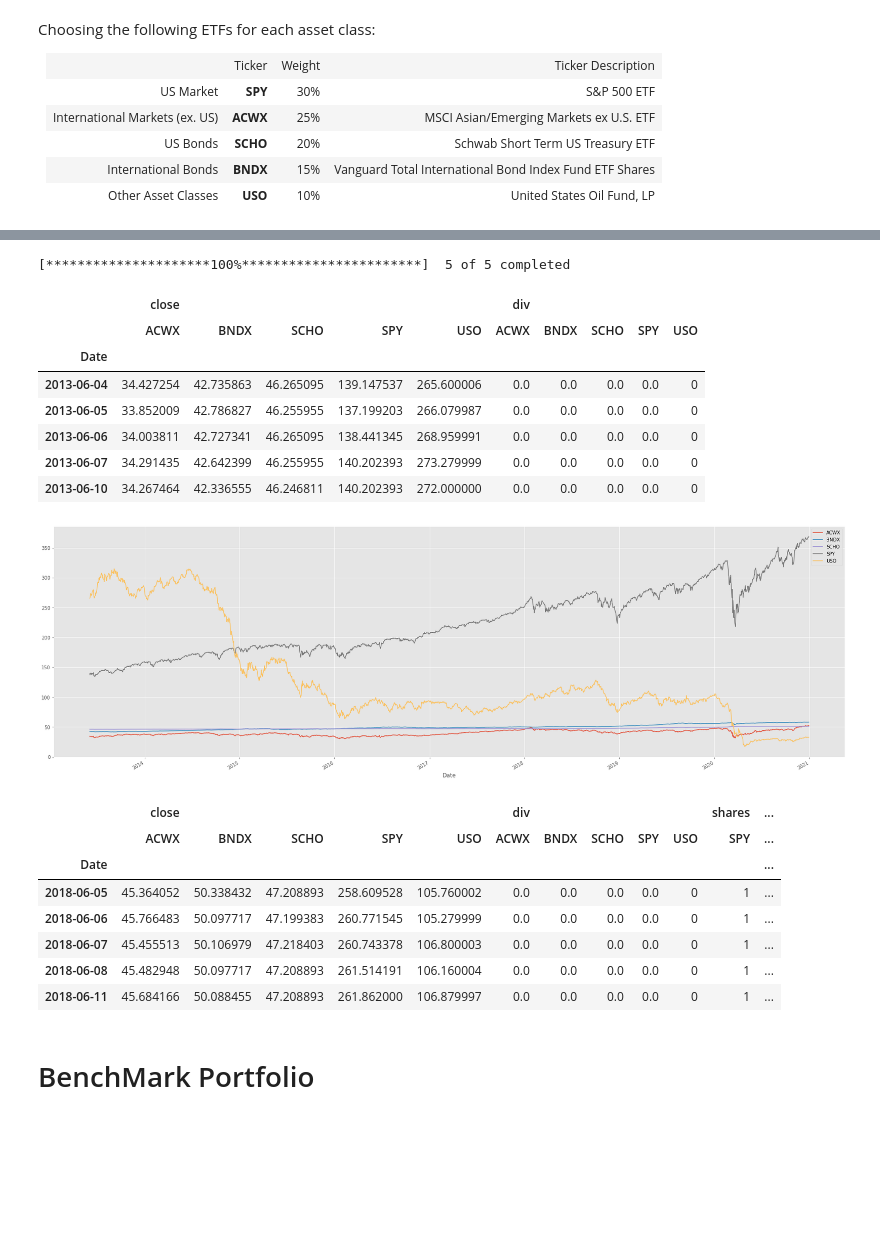
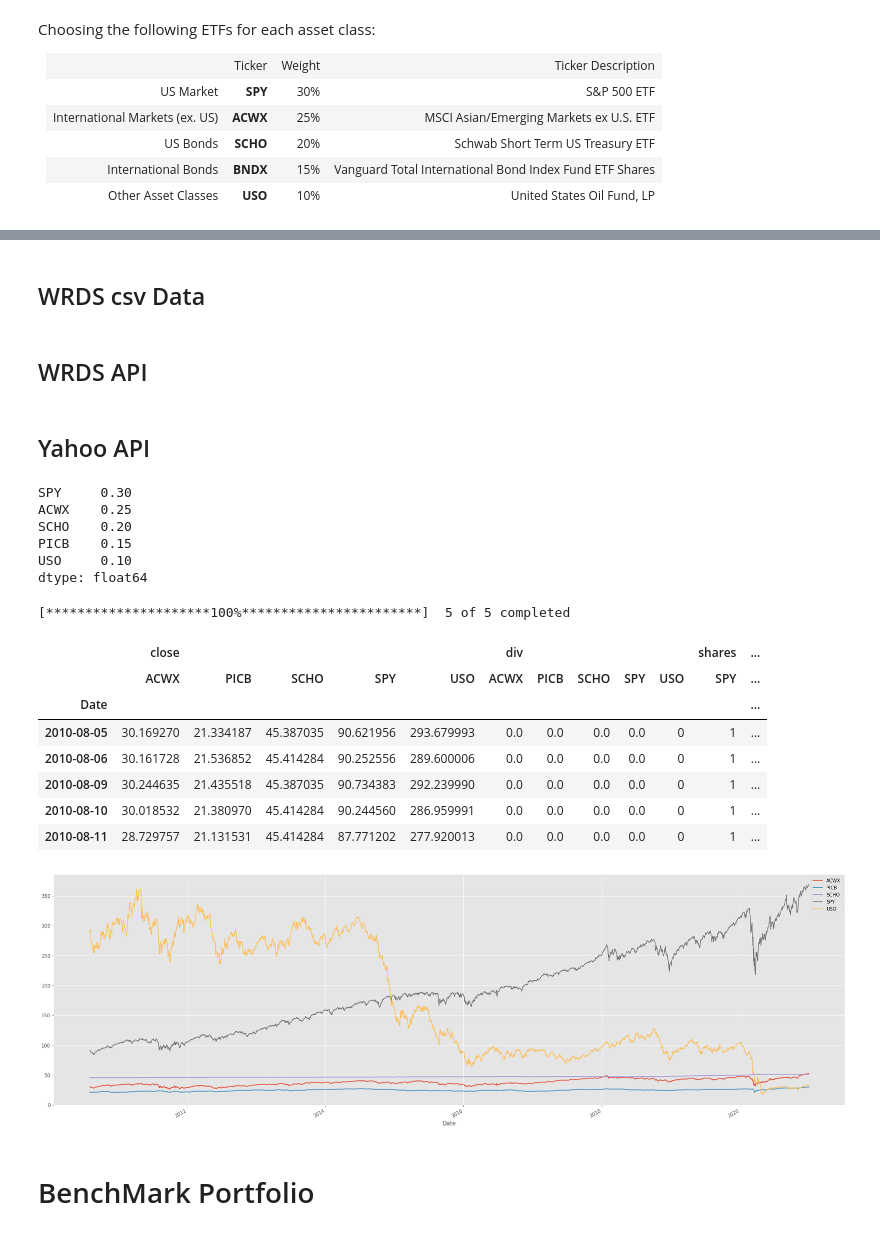
Before and after one commit to rohitashwachaks/finance, a Jupyter notebook: InvestmentStategies - Vito/HW3/portfolio.ipynb, the cells around one changed output, grey strips where cells are left out. Drawn from its saved outputs; the diff is of its cells as text; code cells hidden in the pictures; blank space fills up the shorter version.

Commit message:
Portfolio trading

```diff
--- a/InvestmentStategies - Vito/HW3/portfolio.ipynb
+++ b/InvestmentStategies - Vito/HW3/portfolio.ipynb
@@ -77,3 +84,8 @@ Choosing the following ETFs for each asset class:
         <td>United States Oil Fund, LP</td>
     </tr>
 </table>
+# %%
+start_date = pd.to_datetime("2010-01-01")
+end_date = pd.to_datetime("2020-12-31")
+portfolio_tickers = ["SPY","ACWX","SCHO","PICB","USO"]
+# portfolio_tickers = ["SPY","ACWX","SCHO","PICB","GLD"]
@@ -80,39 +109,41 @@ Choosing the following ETFs for each asset class:
+# %% [markdown]
+## WRDS csv Data
+# %% [markdown]
+## WRDS API
+# %% [markdown]
+## Yahoo API
 # %%
 stocks = yf.Tickers(" ".join(portfolio_tickers))
-
-# weights = pd.Series([0.30, 0.25, 0.20, 0.15, 0.10], index= portfolio_tickers)
-# weights
+benchmark_weights = pd.Series([0.30, 0.25, 0.20, 0.15, 0.10], index= portfolio_tickers)
+benchmark_weights
+# %% [output]
+SPY     0.30
+ACWX    0.25
+SCHO    0.20
+PICB    0.15
+USO     0.10
+dtype: float64
 # %%
-stock_data = stocks.download(" ".join(portfolio_tickers), start="2010-01-01", end="2020-12-31")[["Close","Dividends"]].dropna()
+stock_data = stocks.download(" ".join(portfolio_tickers), start=start_date, end=end_date)[["Close","Dividends"]].dropna()
 stock_data.rename({"Close":"close","Dividends":"div"}, axis  =1, inplace= True)
 stock_data["close"].plot(figsize = (30,10))
+# stock_data.head()
+
+for tic in portfolio_tickers:
+    stock_data[("shares", tic)] = pd.Series([1]*len(stock_data.index), index= stock_data.index)
+
 stock_data.head()
-# stock_data["shares"] = stock_data.apply(lambda x: shares, axis = 1)
 # %% [output]
 [*********************100%***********************]  5 of 5 completed
-|  | close |  |  |  |  | div |  |  |  |  |
-|  | ACWX | BNDX | SCHO | SPY | USO | ACWX | BNDX | SCHO | SPY | USO |
-| Date |  |  |  |  |  |  |  |  |  |  |
-| 2013-06-04 | 34.427254 | 42.735863 | 46.265095 | 139.147537 | 265.600006 | 0.0 | 0.0 | 0.0 | 0.0 | 0 |
-| 2013-06-05 | 33.852009 | 42.786827 | 46.255955 | 137.199203 | 266.079987 | 0.0 | 0.0 | 0.0 | 0.0 | 0 |
-| 2013-06-06 | 34.003811 | 42.727341 | 46.265095 | 138.441345 | 268.959991 | 0.0 | 0.0 | 0.0 | 0.0 | 0 |
-| 2013-06-07 | 34.291435 | 42.642399 | 46.255955 | 140.202393 | 273.279999 | 0.0 | 0.0 | 0.0 | 0.0 | 0 |
-| 2013-06-10 | 34.267464 | 42.336555 | 46.246811 | 140.202393 | 272.000000 | 0.0 | 0.0 | 0.0 | 0.0 | 0 |
+|  | close |  |  |  |  | div |  |  |  |  | shares | ... |
+|  | ACWX | PICB | SCHO | SPY | USO | ACWX | PICB | SCHO | SPY | USO | SPY | ... |
+| Date |  |  |  |  |  |  |  |  |  |  |  | ... |
+| 2010-08-05 | 30.169270 | 21.334187 | 45.387035 | 90.621956 | 293.679993 | 0.0 | 0.0 | 0.0 | 0.0 | 0 | 1 | ... |
+| 2010-08-06 | 30.161728 | 21.536852 | 45.414284 | 90.252556 | 289.600006 | 0.0 | 0.0 | 0.0 | 0.0 | 0 | 1 | ... |
+| 2010-08-09 | 30.244635 | 21.435518 | 45.387035 | 90.734383 | 292.239990 | 0.0 | 0.0 | 0.0 | 0.0 | 0 | 1 | ... |
+| 2010-08-10 | 30.018532 | 21.380970 | 45.414284 | 90.244560 | 286.959991 | 0.0 | 0.0 | 0.0 | 0.0 | 0 | 1 | ... |
+| 2010-08-11 | 28.729757 | 21.131531 | 45.414284 | 87.771202 | 277.920013 | 0.0 | 0.0 | 0.0 | 0.0 | 0 | 1 | ... |
-[figure, old version]
+[figure, new version]
-# %%
-for tic in portfolio_tickers:
-    stock_data[("shares", tic)] = pd.Series([1]*len(stock_data.index), index= stock_data.index)
-stock_data = stock_data[stock_data.index > (stock_data.index[0] +  pd.Timedelta("5 Y"))]
-stock_data.head()
-# %% [output]
-|  | close |  |  |  |  | div |  |  |  |  | shares | ... |
-|  | ACWX | BNDX | SCHO | SPY | USO | ACWX | BNDX | SCHO | SPY | USO | SPY | ... |
-| Date |  |  |  |  |  |  |  |  |  |  |  | ... |
-| 2018-06-05 | 45.364052 | 50.338432 | 47.208893 | 258.609528 | 105.760002 | 0.0 | 0.0 | 0.0 | 0.0 | 0 | 1 | ... |
-| 2018-06-06 | 45.766483 | 50.097717 | 47.199383 | 260.771545 | 105.279999 | 0.0 | 0.0 | 0.0 | 0.0 | 0 | 1 | ... |
-| 2018-06-07 | 45.455513 | 50.106979 | 47.218403 | 260.743378 | 106.800003 | 0.0 | 0.0 | 0.0 | 0.0 | 0 | 1 | ... |
-| 2018-06-08 | 45.482948 | 50.097717 | 47.208893 | 261.514191 | 106.160004 | 0.0 | 0.0 | 0.0 | 0.0 | 0 | 1 | ... |
-| 2018-06-11 | 45.684166 | 50.088455 | 47.208893 | 261.862000 | 106.879997 | 0.0 | 0.0 | 0.0 | 0.0 | 0 | 1 | ... |
 # %% [markdown]
 # BenchMark Portfolio
 # %%
```
Also changed, not shown: parts of 41 cells of this notebook, 6 other files.
